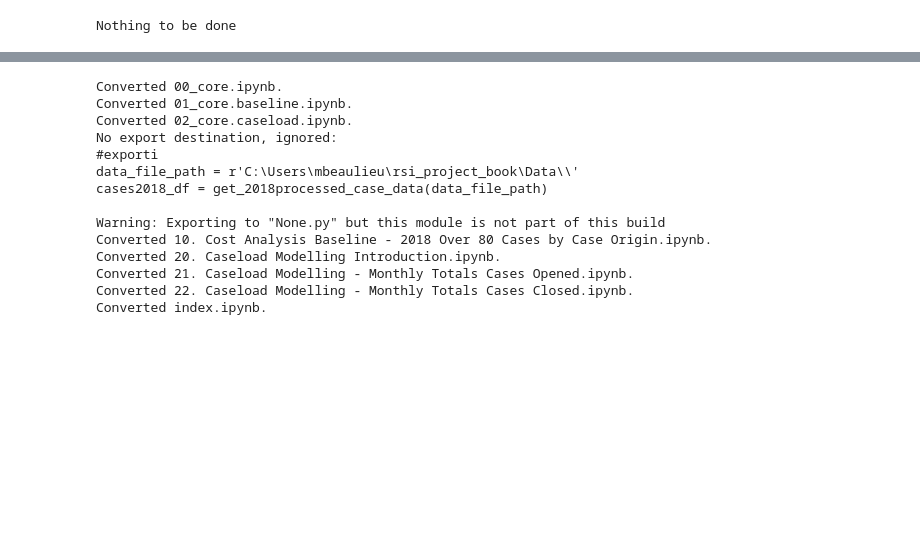
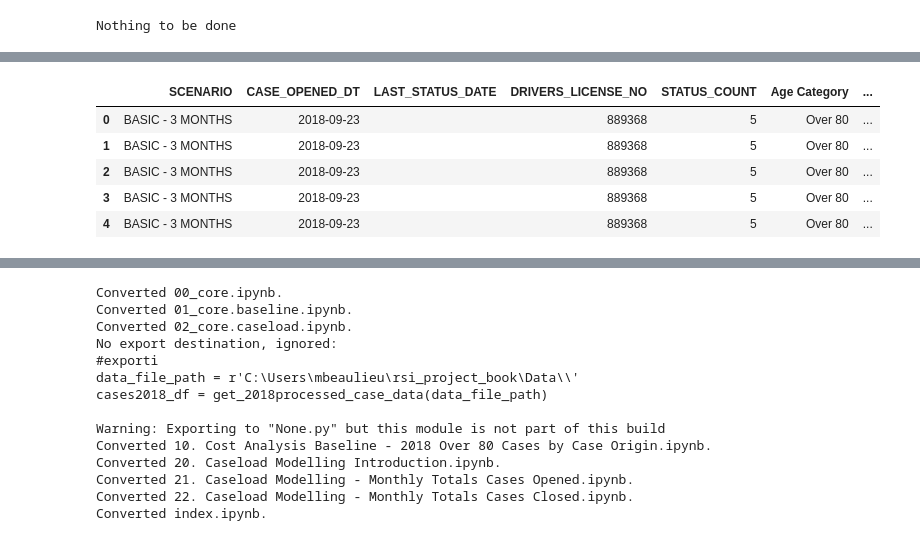
Before and after one commit to ezrider/cheeky-monkey, a Jupyter notebook: 02_core.caseload.ipynb, the cells around one changed output, grey strips where cells are left out. Saved outputs shown, nothing was run; the diff lists cells and outputs as text; code cells hidden in the pictures; blank space fills up the shorter version.

```diff
--- a/02_core.caseload.ipynb
+++ b/02_core.caseload.ipynb
@@ -292,0 +894,27 @@ Nothing to be done
+# %%
+
+driver_889368 =  sample_cases_df[sample_cases_df['DRIVERS_LICENSE_NO'] == '889368'].reset_index(drop=True)
+driver_889368.iloc[0,2] = ''
+
+# caseload_308591_month = build_monthly_caseload(driver_308591, year_span_dt)
+# #caseload_308591_month
+# caseload_308591_month[['CASE_OPENED_DT','Opened Count', 'Count as Open',  'Closed Count', 'Ignore Case']]
+
+#sample_cases_df[['Status', 'Opened Count', 'Closed Count', 'Count as Open', 'Ignore Case',  'open_year_span_diff']] = sample_cases_df.apply( f_caseload_isopen   , axis=1).to_list()
+
+
+
+year_span_dt = pd.to_datetime('20190101', format='%Y%m%d', errors='ignore')
+
+left_side_test = build_monthly_caseload(driver_889368, year_span_dt)
+
+left_side_test[['Status', 'Opened Count', 'Closed Count', 'Count as Open', 'Ignore Case',  'open_year_span_diff']] = left_side_test.apply( f_caseload_isopen   , axis=1).to_list()
+
+left_side_test
+# %% [output]
+|  | SCENARIO | CASE_OPENED_DT | LAST_STATUS_DATE | DRIVERS_LICENSE_NO | STATUS_COUNT | Age Category | ... |
+| 0 | BASIC - 3 MONTHS | 2018-09-23 |  | 889368 | 5 | Over 80 | ... |
+| 1 | BASIC - 3 MONTHS | 2018-09-23 |  | 889368 | 5 | Over 80 | ... |
+| 2 | BASIC - 3 MONTHS | 2018-09-23 |  | 889368 | 5 | Over 80 | ... |
+| 3 | BASIC - 3 MONTHS | 2018-09-23 |  | 889368 | 5 | Over 80 | ... |
+| 4 | BASIC - 3 MONTHS | 2018-09-23 |  | 889368 | 5 | Over 80 | ... |
```
Also changed, not shown: parts of 52 cells of this notebook, 11 other files.
